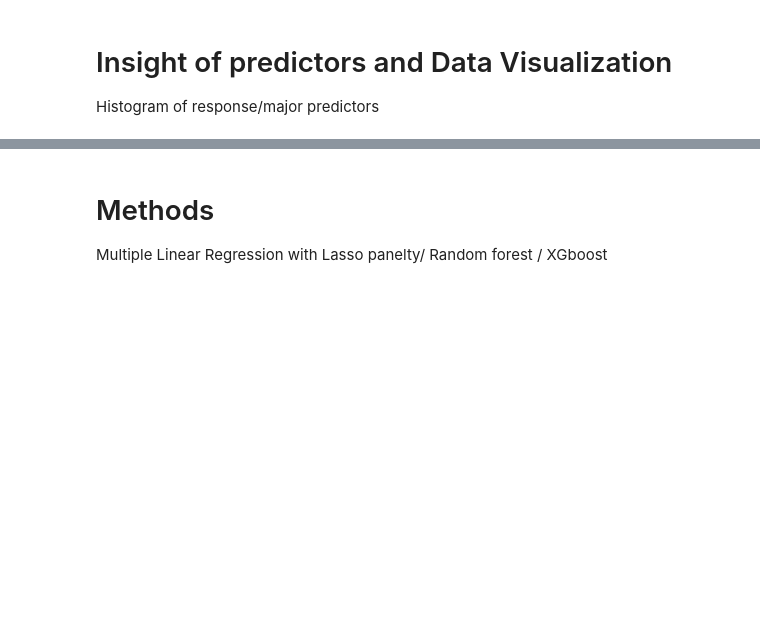
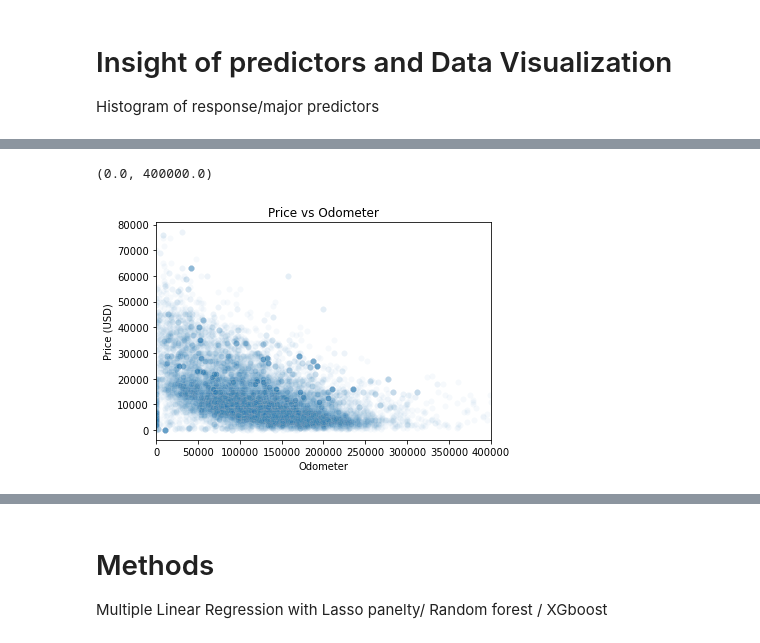
Before and after one commit to Delores404/DataSciFinal, a Jupyter notebook: FINAL.ipynb, the cells around one changed output, grey strips where cells are left out. Drawn from its saved outputs; the diff is of its cells as text; code cells hidden in the pictures; blank space fills up the shorter version.

```diff
--- a/FINAL.ipynb
+++ b/FINAL.ipynb
@@ -82,0 +110,9 @@ Histogram of response/major predictors
+# %%
+sns.scatterplot(x = 'odometer', y = 'price', data = df, alpha = 0.04)
+plt.title('Price vs Odometer')
+plt.ylabel('Price (USD)')
+plt.xlabel('Odometer')
+plt.xlim(0,400000)
+# %% [output]
+(0.0, 400000.0)
+[figure, added]
```
Also changed, not shown: parts of 9 cells of this notebook.
